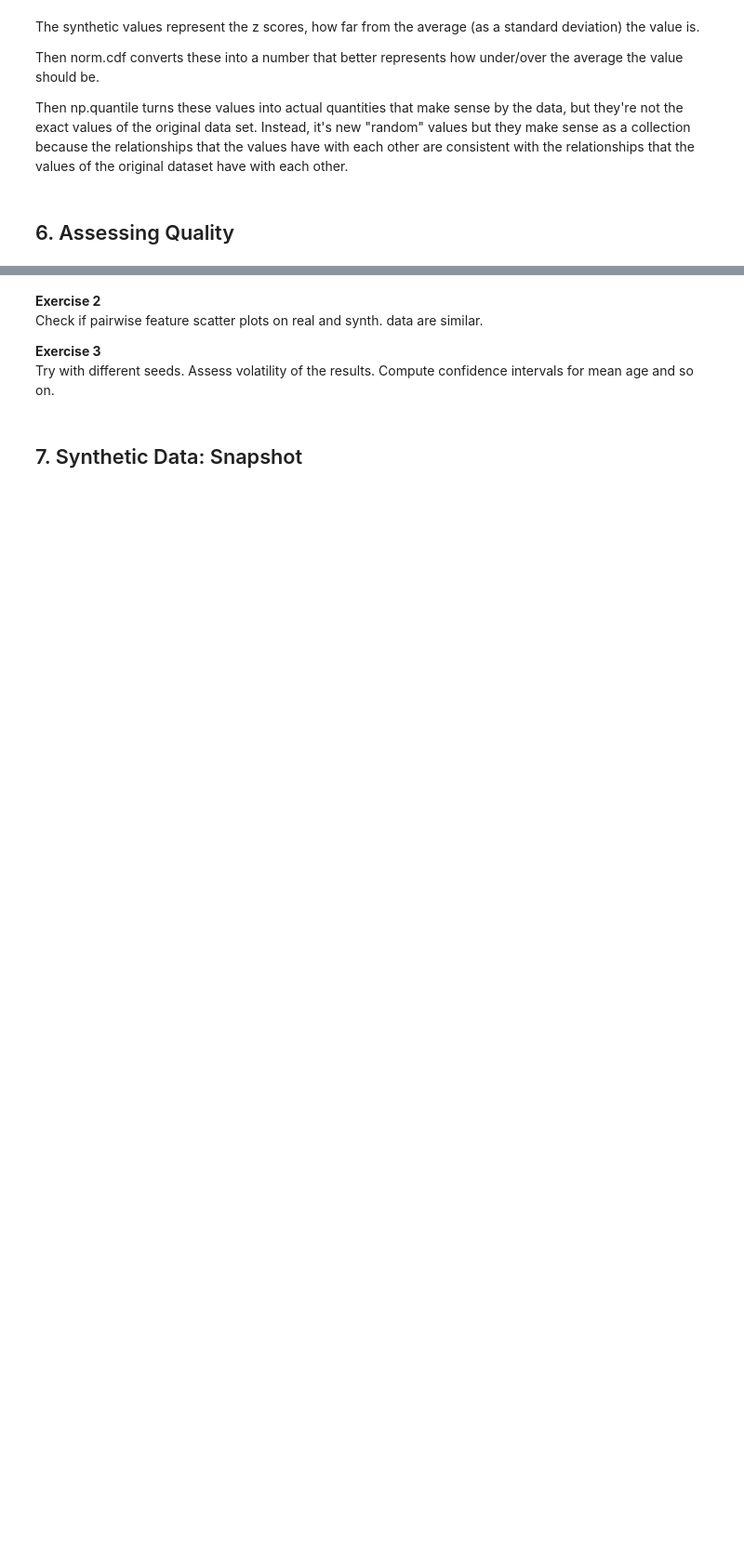
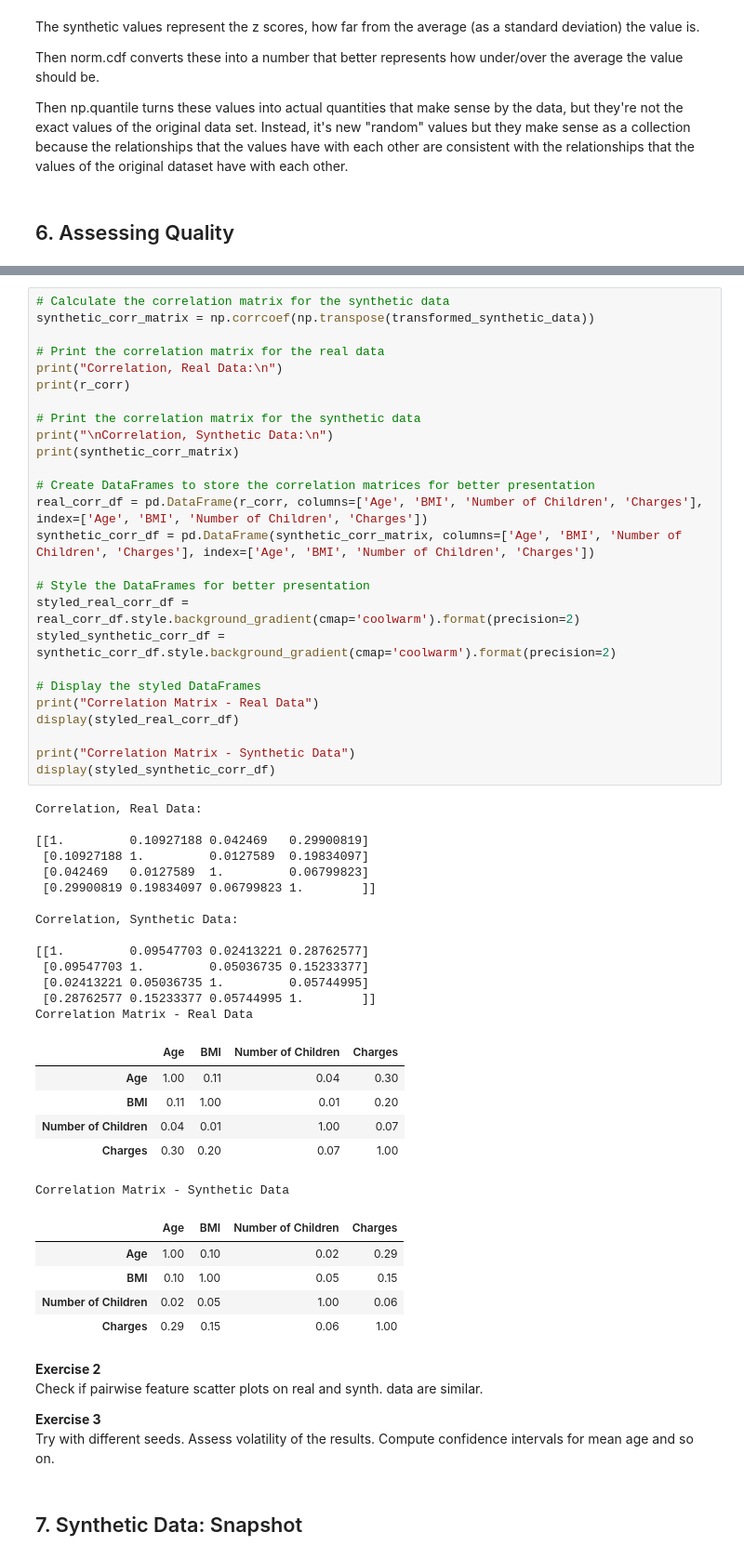
Before and after one commit to BrianCarela/LLM_stuff, a Jupyter notebook: Copy_of_copula_insurance_nogroup.ipynb, the cells around one changed output, grey strips where cells are left out. Shown at 93% size. Drawn from its saved outputs; the diff is of its cells as text; blank space fills up the shorter version.

```diff
--- a/Copy_of_copula_insurance_nogroup.ipynb
+++ b/Copy_of_copula_insurance_nogroup.ipynb
@@ -421,3 +426,55 @@ Correlation, synthetic data
+# %%
+# Calculate the correlation matrix for the synthetic data
+synthetic_corr_matrix = np.corrcoef(np.transpose(transformed_synthetic_data))
+
+# Print the correlation matrix for the real data
+print("Correlation, Real Data:\n")
+print(r_corr)
+
+# Print the correlation matrix for the synthetic data
+print("\nCorrelation, Synthetic Data:\n")
+print(synthetic_corr_matrix)
+
+# Create DataFrames to store the correlation matrices for better presentation
+real_corr_df = pd.DataFrame(r_corr, columns=['Age', 'BMI', 'Number of Children', 'Charges'], index=['Age', 'BMI', 'Number of Children', 'Charges'])
+synthetic_corr_df = pd.DataFrame(synthetic_corr_matrix, columns=['Age', 'BMI', 'Number of Children', 'Charges'], index=['Age', 'BMI', 'Number of Children', 'Charges'])
+
+# Style the DataFrames for better presentation
+styled_real_corr_df = real_corr_df.style.background_gradient(cmap='coolwarm').format(precision=2)
+styled_synthetic_corr_df = synthetic_corr_df.style.background_gradient(cmap='coolwarm').format(precision=2)
+
+# Display the styled DataFrames
+print("Correlation Matrix - Real Data")
+display(styled_real_corr_df)
+
+print("Correlation Matrix - Synthetic Data")
+display(styled_synthetic_corr_df)
+# %% [output]
+Correlation, Real Data:
+
+[[1.         0.10927188 0.042469   0.29900819]
+ [0.10927188 1.         0.0127589  0.19834097]
+ [0.042469   0.0127589  1.         0.06799823]
+ [0.29900819 0.19834097 0.06799823 1.        ]]
+
+Correlation, Synthetic Data:
+
+[[1.         0.09547703 0.02413221 0.28762577]
+ [0.09547703 1.         0.05036735 0.15233377]
+ [0.02413221 0.05036735 1.         0.05744995]
+ [0.28762577 0.15233377 0.05744995 1.        ]]
+Correlation Matrix - Real Data
+|  | Age | BMI | Number of Children | Charges |
+| Age | 1.00 | 0.11 | 0.04 | 0.30 |
+| BMI | 0.11 | 1.00 | 0.01 | 0.20 |
+| Number of Children | 0.04 | 0.01 | 1.00 | 0.07 |
+| Charges | 0.30 | 0.20 | 0.07 | 1.00 |
+Correlation Matrix - Synthetic Data
+|  | Age | BMI | Number of Children | Charges |
+| Age | 1.00 | 0.10 | 0.02 | 0.29 |
+| BMI | 0.10 | 1.00 | 0.05 | 0.15 |
+| Number of Children | 0.02 | 0.05 | 1.00 | 0.06 |
+| Charges | 0.29 | 0.15 | 0.06 | 1.00 |
 # %% [markdown]
 <b>Exercise 2</b><br>
 Check if pairwise feature scatter plots on real and synth. data are similar.
```
Also changed, not shown: parts of 9 cells of this notebook.
